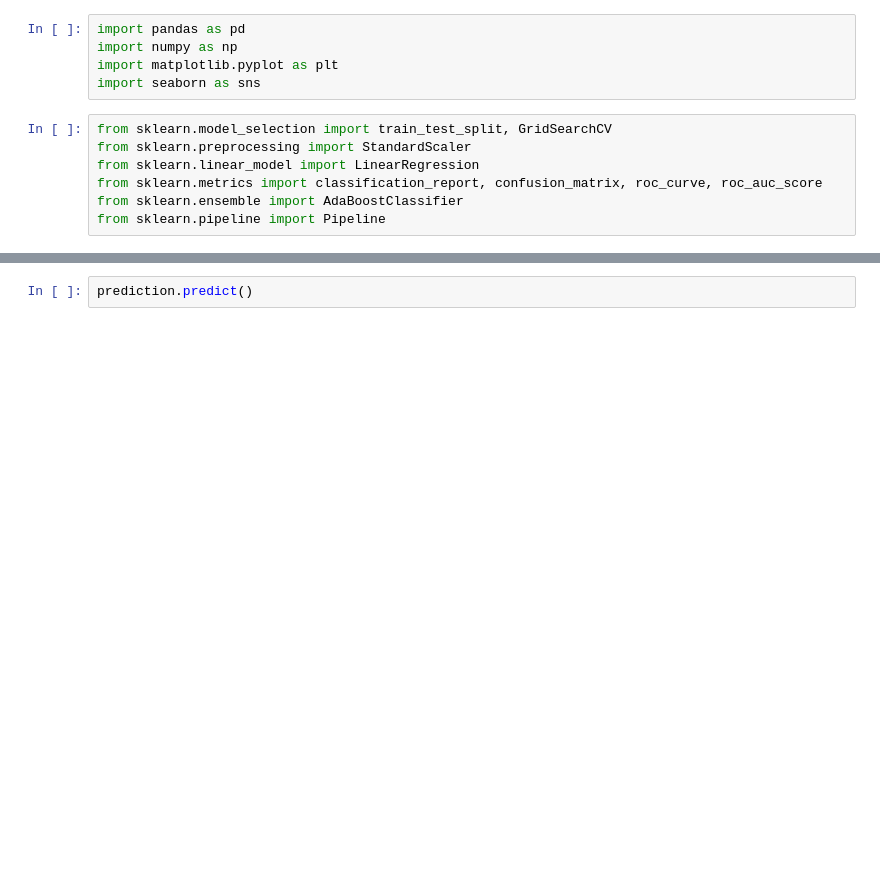
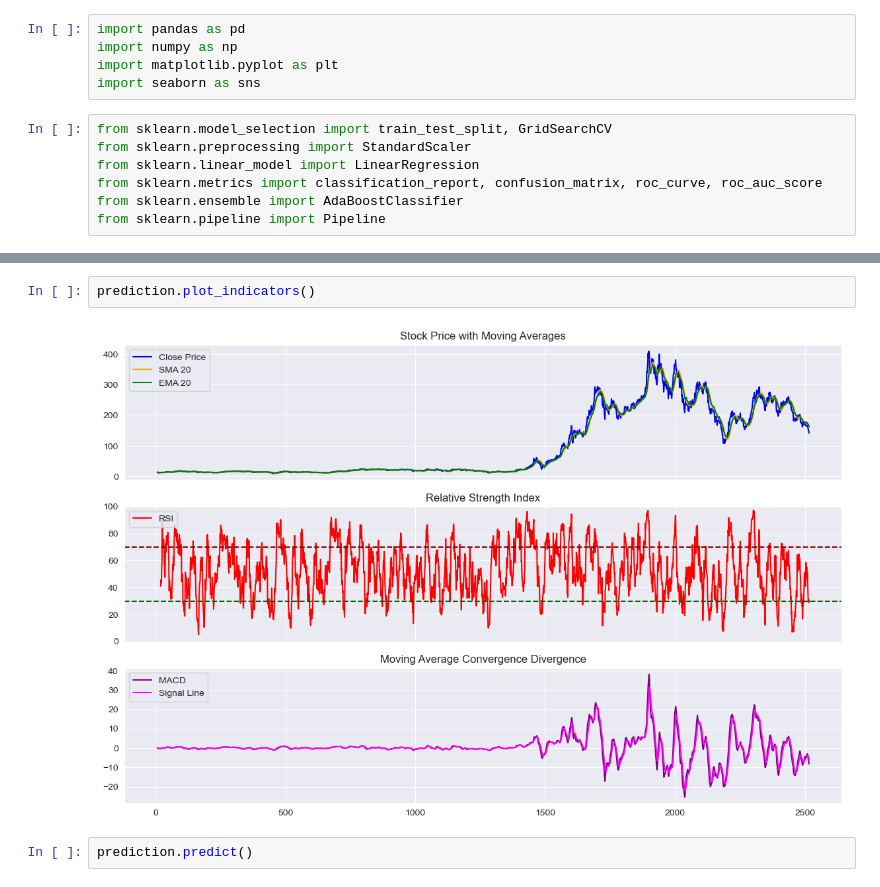
Before and after one commit to Sp0xF8/Group-Project-ML, a Jupyter notebook: python/code/stockprediction.ipynb, the cells around one changed output, grey strips where cells are left out. Drawn from its saved outputs; the diff is of its cells as text; blank space fills up the shorter version.

```diff
--- a/python/code/stockprediction.ipynb
+++ b/python/code/stockprediction.ipynb
@@ -212,3 +279,7 @@ True
+# %%
+prediction.plot_indicators()
+# %% [output]
+[figure, added]
 # %%
 prediction.predict()
 # %% [output]
```
Also changed, not shown: parts of 4 cells of this notebook.
